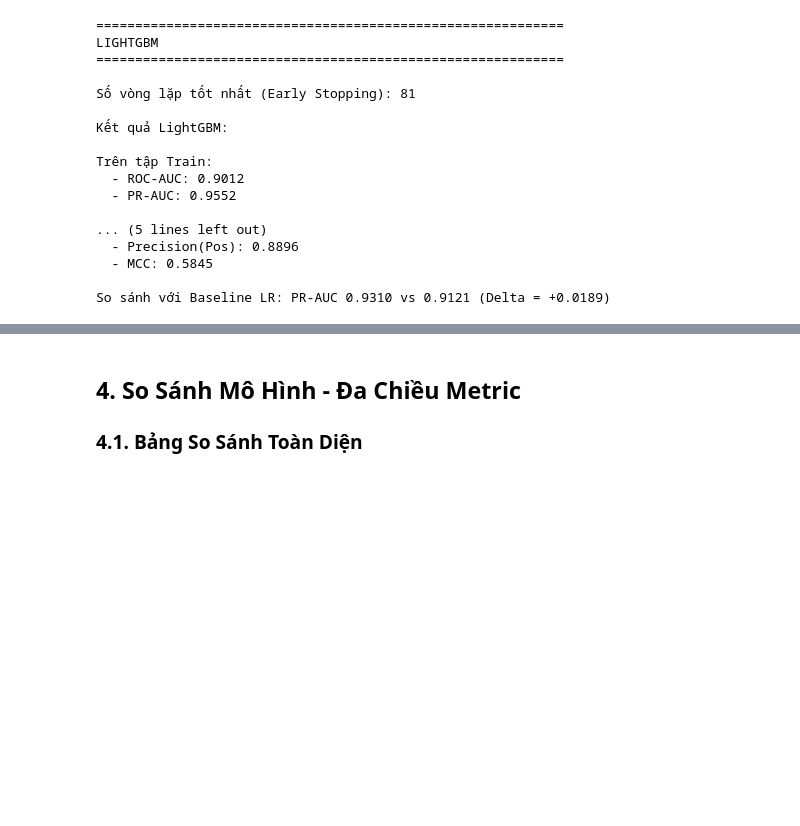
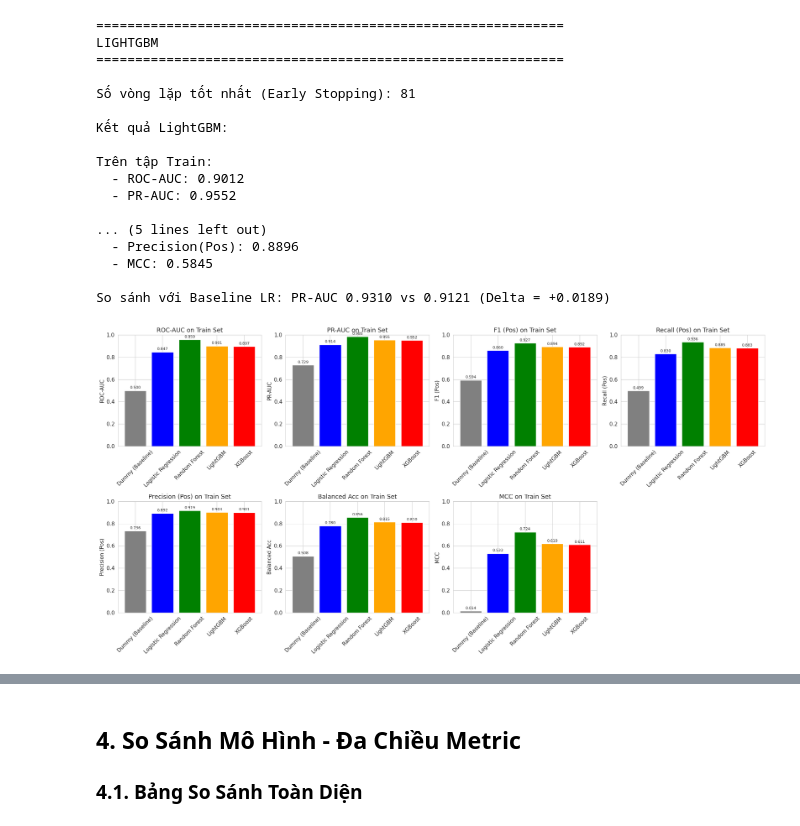
Before and after one commit to b28dbca4/Clinical-Trial-Failure-Prediction, a Jupyter notebook: notebooks/05_modeling.ipynb, the cells around one changed output, grey strips where cells are left out. Cells and saved outputs as stored; diff of their text form; code cells hidden in the pictures; blank space fills up the shorter version.

```diff
--- a/notebooks/05_modeling.ipynb
+++ b/notebooks/05_modeling.ipynb
@@ -750,3 +749,52 @@ Trên tập Train:
   - MCC: 0.5845
 
 So sánh với Baseline LR: PR-AUC 0.9310 vs 0.9121 (Delta = +0.0189)
+# %%
+# Compute comprehensive metrics for each model on train set
+models = ['Dummy (Baseline)', 'Logistic Regression', 'Random Forest', 'LightGBM', 'XGBoost']
+model_probas = [y_val_proba_dummy, y_train_proba_lr, y_train_proba_rf, y_train_proba_lgb, y_train_proba_xgb]  # Note: using val for dummy as train dummy might not be available
+model_preds = [y_val_pred_dummy, y_train_pred_lr, y_train_pred_rf, y_train_pred_lgb, y_train_pred_xgb]
+
+# Collect all metrics
+all_metrics = []
+for name, proba, pred in zip(models, model_probas, model_preds):
+    if name == 'Dummy (Baseline)':
+        # For dummy, use val data since train dummy might not be computed
+        metrics = adv_evaluator.compute_comprehensive_metrics(y_val.values, pred, proba)
+    else:
+        metrics = adv_evaluator.compute_comprehensive_metrics(y_train.values, pred, proba)
+    metrics['model'] = name
+    all_metrics.append(metrics)
+
+# Create DataFrame
+train_metrics_df = pd.DataFrame(all_metrics)
+
+# Select key metrics for visualization
+key_metrics = ['roc_auc', 'pr_auc', 'f1_pos', 'recall_pos', 'precision_pos', 'balanced_accuracy', 'mcc']
+metric_names = ['ROC-AUC', 'PR-AUC', 'F1 (Pos)', 'Recall (Pos)', 'Precision (Pos)', 'Balanced Acc', 'MCC']
+
+# Alternatively, grouped bar chart
+fig, axes = plt.subplots(2, 4, figsize=(20, 10))
+axes = axes.flatten()
+
+colors = ['gray', 'blue', 'green', 'orange', 'red']  # Add gray for baseline
+
+for i, (metric, name) in enumerate(zip(key_metrics, metric_names)):
+    values = train_metrics_df[metric]
+    bars = axes[i].bar(models, values, color=colors)
+    axes[i].set_title(f'{name} on Train Set')
+    axes[i].set_ylabel(name)
+    axes[i].set_ylim(0, 1)
+    axes[i].tick_params(axis='x', rotation=45)
+
+    # Add value labels
+    for bar, value in zip(bars, values):
+        axes[i].text(bar.get_x() + bar.get_width()/2, bar.get_height() + 0.01,
+                    f'{value:.3f}', ha='center', va='bottom', fontsize=8)
+
+axes[7].set_visible(False)
+
+plt.tight_layout()
+plt.show()
+# %% [output]
+[figure, added]
```
Also changed, not shown: parts of 11 cells of this notebook, 11 other files.
